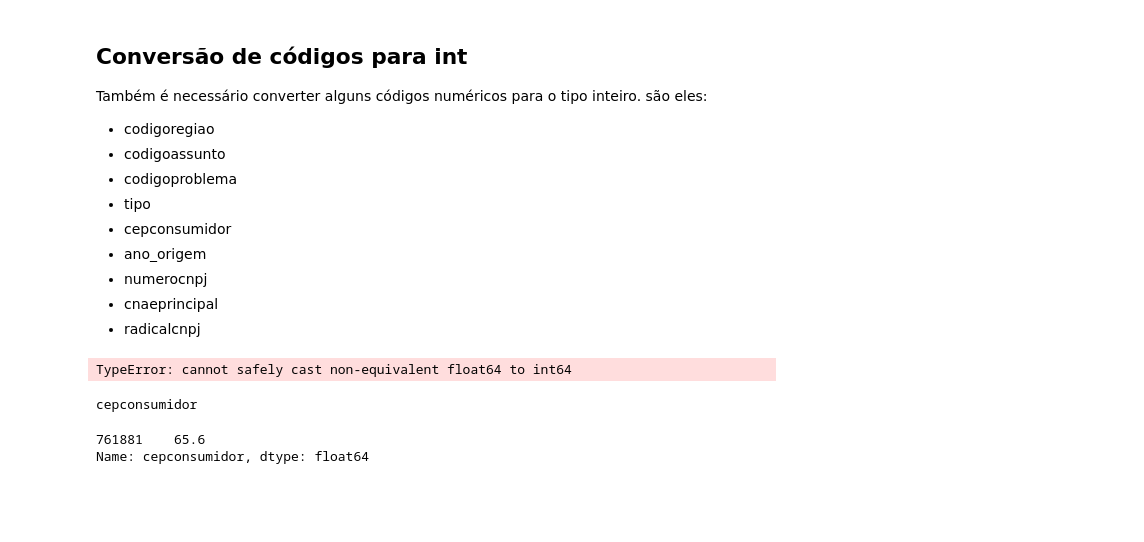
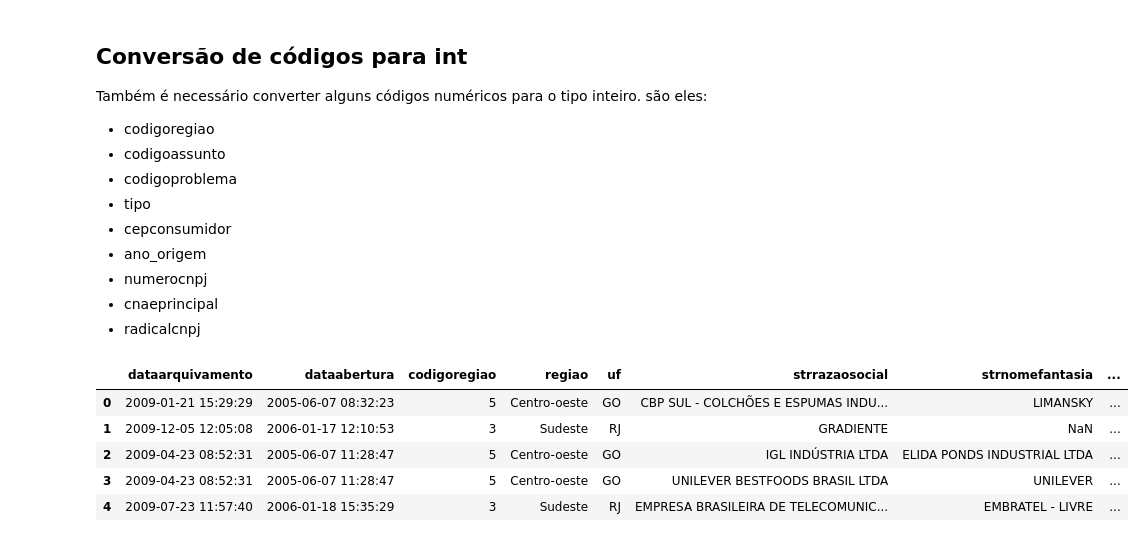
Before and after one commit to lipek6/Projeto-Pipeline---PROCONS-Sindec, a Jupyter notebook: notebooks/ETL_Pipeline_PROCONS_Sindec.ipynb, the cells around one changed output. Drawn from its saved outputs; the diff is of its cells as text; code cells hidden in the pictures; blank space fills up the shorter version.

```diff
--- a/notebooks/ETL_Pipeline_PROCONS_Sindec.ipynb
+++ b/notebooks/ETL_Pipeline_PROCONS_Sindec.ipynb
@@ -777,22 +790,9 @@ colunas = [
 ]
 
 for coluna in colunas:
-    df_final[coluna] = pd.to_numeric(
-        df_final[coluna],
-        errors='coerce'
-    ).astype('Int64')
+    serie = pd.to_numeric(df_final[coluna], errors='coerce')
+
+    # Mantém apenas valores inteiros
+    serie = serie.where(serie.isna() | (serie % 1 == 0))
+
+    df_final[coluna] = serie.astype('Int64')
-# %% [output]
-TypeError: cannot safely cast non-equivalent float64 to int64
-# %%
-for coluna in colunas:
-    serie = pd.to_numeric(df_final[coluna], errors='coerce')
-
-    invalidos = serie[(serie.notna()) & (serie % 1 != 0)]
-
-    if len(invalidos):
-        print(f"\n{coluna}")
-        print(invalidos.head())
-# %% [output]
-cepconsumidor
-761881    65.6
-Name: cepconsumidor, dtype: float64
@@ -800,0 +799,13 @@ df_final.loc[761881]
+# %%
+pd.set_option('display.max_columns', None)
+
+pd.set_option('display.max_rows', None)
+
+df_final.head(5)
+# %% [output]
+|  | dataarquivamento | dataabertura | codigoregiao | regiao | uf | strrazaosocial | strnomefantasia | ... |
+| 0 | 2009-01-21 15:29:29 | 2005-06-07 08:32:23 | 5 | Centro-oeste | GO | CBP SUL - COLCHÕES E ESPUMAS INDU... | LIMANSKY | ... |
+| 1 | 2009-12-05 12:05:08 | 2006-01-17 12:10:53 | 3 | Sudeste | RJ | GRADIENTE | NaN | ... |
+| 2 | 2009-04-23 08:52:31 | 2005-06-07 11:28:47 | 5 | Centro-oeste | GO | IGL INDÚSTRIA LTDA | ELIDA PONDS INDUSTRIAL LTDA | ... |
+| 3 | 2009-04-23 08:52:31 | 2005-06-07 11:28:47 | 5 | Centro-oeste | GO | UNILEVER BESTFOODS BRASIL LTDA | UNILEVER | ... |
+| 4 | 2009-07-23 11:57:40 | 2006-01-18 15:35:29 | 3 | Sudeste | RJ | EMPRESA BRASILEIRA DE TELECOMUNIC... | EMBRATEL - LIVRE | ... |
```
Also changed, not shown: parts of 4 cells of this notebook.
